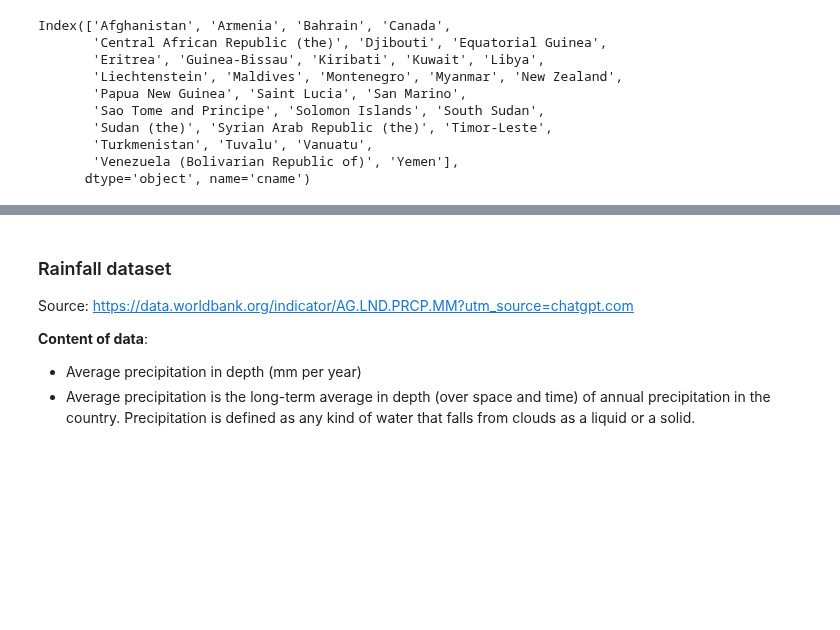
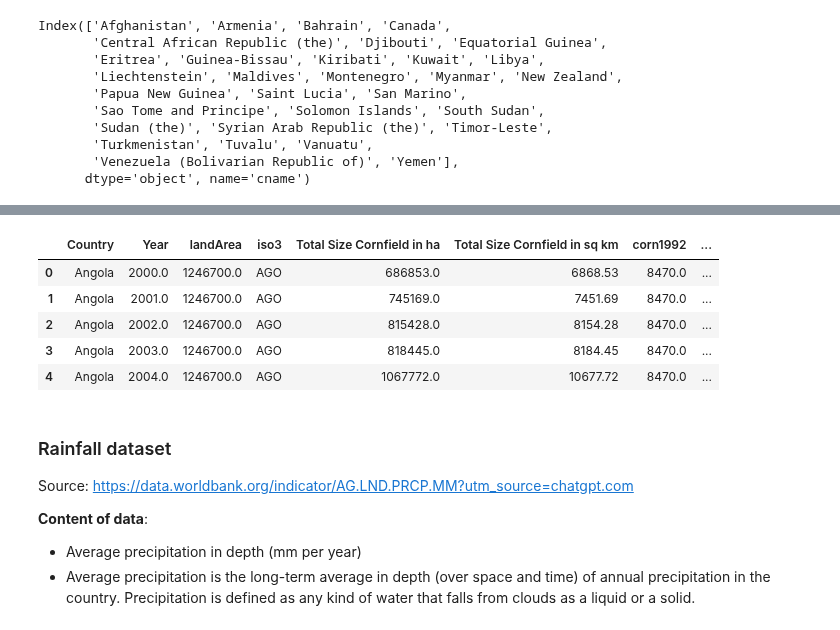
Before and after one commit to ZeliaDec/DataScience, a Jupyter notebook: Data_Notebook.ipynb, the cells around one changed output, grey strips where cells are left out. Cells and saved outputs as stored; diff of their text form; code cells hidden in the pictures; blank space fills up the shorter version.

```diff
--- a/Data_Notebook.ipynb
+++ b/Data_Notebook.ipynb
@@ -888,6 +888,7 @@ end_df = last_df
 df_final = pd.merge(last_df, pivoted_suitable_land, on=['iso3'], how='outer')
 df_final1 = pd.merge(df_final,forests,on=['iso3', 'Year'], how='outer')
 df_final1['Total Size Land suitable for corn expansion (sq km)'] = (df_final1['Total Suitable Land']-df_final1['corn1992'])
+df_final1['Total Size Land suitable for corn expansion (sq km)'] = df_final1['Total Size Land suitable for corn expansion (sq km)'].clip(lower=0)
 df_final1 = df_final1.drop(columns=['Total Suitable Land'])
 df_final1
 # %% [output]
@@ -1882,3 +1881,9 @@ wdi_gdpagr.head()
 | 26 | 2002 | ALB | 22.03 |
 | 27 | 2003 | ALB | 21.98 |
 | 28 | 2004 | ALB | 20.54 |
+# %%
+# Merge the DataFrames on common columns (e.g., 'Country Name' and 'Year')
+merged_df = pd.merge(merged_df, wdi_gdpagr, on=['iso3', 'Year'])
+
+# Display the result
+merged_df.head()
@@ -1884,0 +1897,4 @@ wdi_gdpagr.head()
+# %%
+merged_df["wdi_gdpagr"] = merged_df["wdi_gdpagr_pct"] * merged_df["wdi_gdpagr_pct"]
+merged_df = merged_df[["Year", "iso3", "wdi_gdpagr"]]
+merged_df.head()
@@ -1885,3 +1908,14 @@ wdi_gdpagr.head()
+# %%
+last_df = pd.merge(last_df,merged_df, on=['iso3','Year'], how='outer')
+last_df = last_df.dropna()
+last_df.head()
+# %% [output]
+|  | Country | Year | landArea | iso3 | Total Size Cornfield in ha | Total Size Cornfield in sq km | corn1992 | ... |
+| 0 | Angola | 2000.0 | 1246700.0 | AGO | 686853.0 | 6868.53 | 8470.0 | ... |
+| 1 | Angola | 2001.0 | 1246700.0 | AGO | 745169.0 | 7451.69 | 8470.0 | ... |
+| 2 | Angola | 2002.0 | 1246700.0 | AGO | 815428.0 | 8154.28 | 8470.0 | ... |
+| 3 | Angola | 2003.0 | 1246700.0 | AGO | 818445.0 | 8184.45 | 8470.0 | ... |
+| 4 | Angola | 2004.0 | 1246700.0 | AGO | 1067772.0 | 10677.72 | 8470.0 | ... |
 # %% [markdown]
 ### Rainfall dataset
 
```
Also changed, not shown: parts of 7 cells of this notebook, 1 other file.
